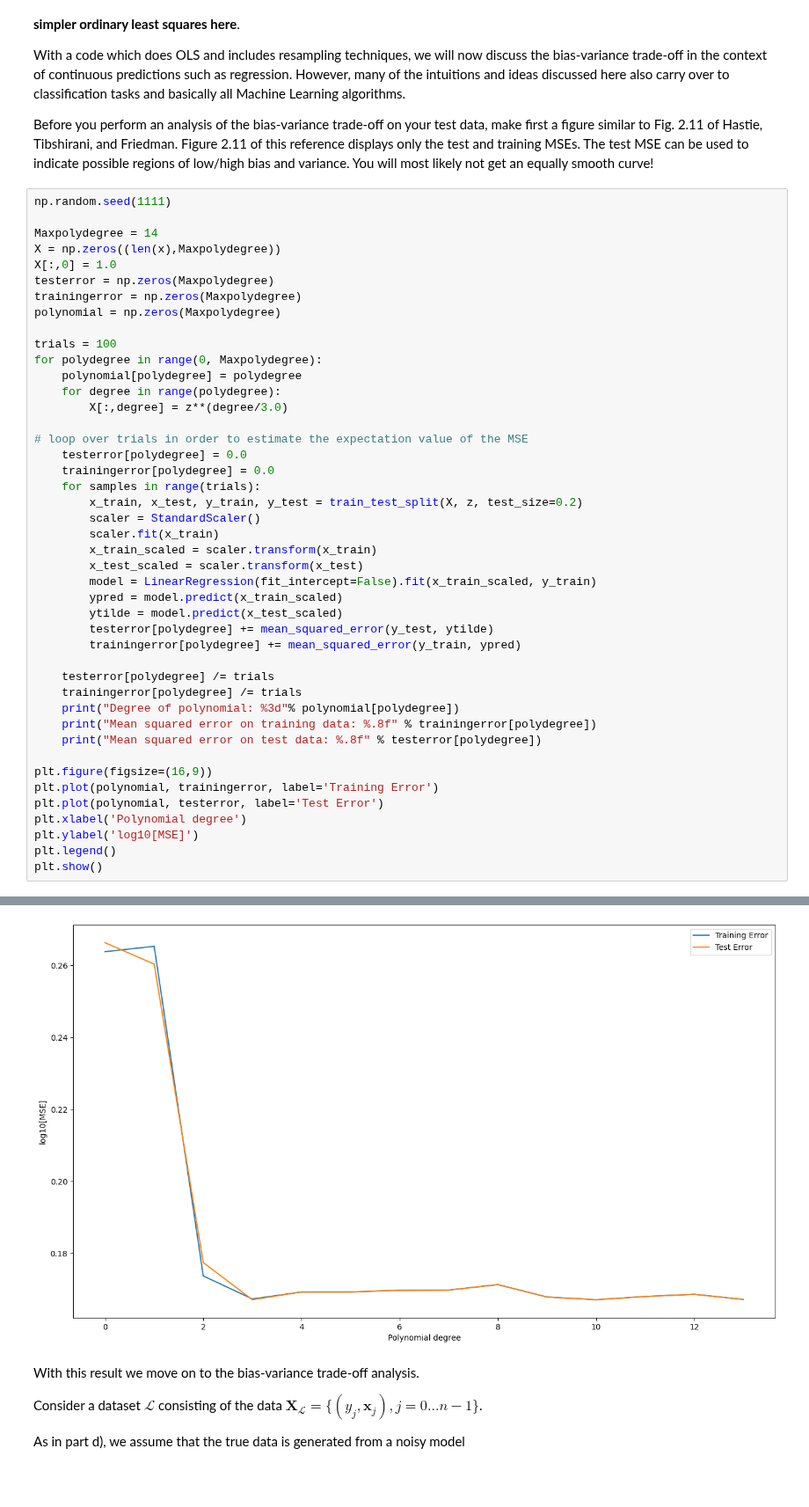
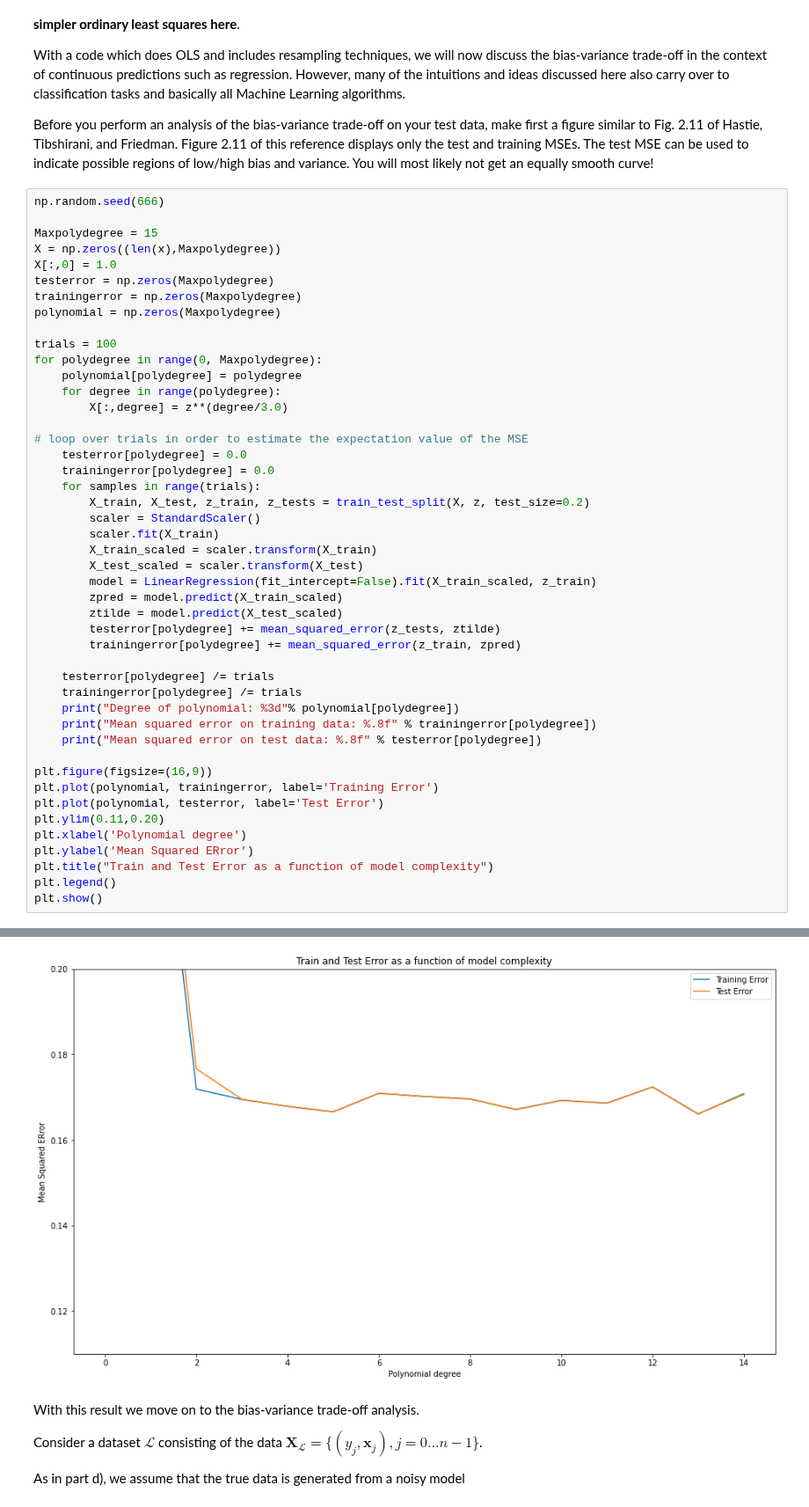
Before and after one commit to Sofriet/Project1data-ml, a Jupyter notebook: Project1.ipynb, the cells around one changed output, grey strips where cells are left out. Shown at 88% size. Saved outputs shown, nothing was run; the diff lists cells and outputs as text; blank space fills up the shorter version.

```diff
--- a/Project1.ipynb
+++ b/Project1.ipynb
@@ -524,9 +531,9 @@ Friedman. Figure 2.11 of this reference displays only the test and training MSEs
 indicate possible regions of low/high bias and variance. You will most likely not get an
 equally smooth curve!
 # %%
-np.random.seed(1111)
+np.random.seed(666)
 
-Maxpolydegree = 14
+Maxpolydegree = 15
 X = np.zeros((len(x),Maxpolydegree))
 X[:,0] = 1.0
 testerror = np.zeros(Maxpolydegree)
@@ -543,16 +550,16 @@ for polydegree in range(0, Maxpolydegree):
     testerror[polydegree] = 0.0
     trainingerror[polydegree] = 0.0
     for samples in range(trials):
-        x_train, x_test, y_train, y_test = train_test_split(X, z, test_size=0.2)
+        X_train, X_test, z_train, z_tests = train_test_split(X, z, test_size=0.2)
         scaler = StandardScaler()
-        scaler.fit(x_train)
-        x_train_scaled = scaler.transform(x_train)
-        x_test_scaled = scaler.transform(x_test)
-        model = LinearRegression(fit_intercept=False).fit(x_train_scaled, y_train)
-        ypred = model.predict(x_train_scaled)
-        ytilde = model.predict(x_test_scaled)
-        testerror[polydegree] += mean_squared_error(y_test, ytilde)
-        trainingerror[polydegree] += mean_squared_error(y_train, ypred)
+        scaler.fit(X_train)
+        X_train_scaled = scaler.transform(X_train)
+        X_test_scaled = scaler.transform(X_test)
+        model = LinearRegression(fit_intercept=False).fit(X_train_scaled, z_train)
+        zpred = model.predict(X_train_scaled)
+        ztilde = model.predict(X_test_scaled)
+        testerror[polydegree] += mean_squared_error(z_tests, ztilde)
+        trainingerror[polydegree] += mean_squared_error(z_train, zpred)
 
     testerror[polydegree] /= trials
     trainingerror[polydegree] /= trials
@@ -563,8 +570,10 @@ for polydegree in range(0, Maxpolydegree):
 plt.figure(figsize=(16,9))
 plt.plot(polynomial, trainingerror, label='Training Error')
 plt.plot(polynomial, testerror, label='Test Error')
+plt.ylim(0.11,0.20)
 plt.xlabel('Polynomial degree')
-plt.ylabel('log10[MSE]')
+plt.ylabel('Mean Squared ERror')
+plt.title("Train and Test Error as a function of model complexity")
 plt.legend()
 plt.show()
 # %% [output]
@@ -588,4 +597,4 @@ Mean squared error on test data: 0.16717342
-[figure, old version]
+[figure, new version]
 # %% [markdown]
 With this result we move on to the bias-variance trade-off analysis.
 
```
Also changed, not shown: parts of 12 cells of this notebook.
